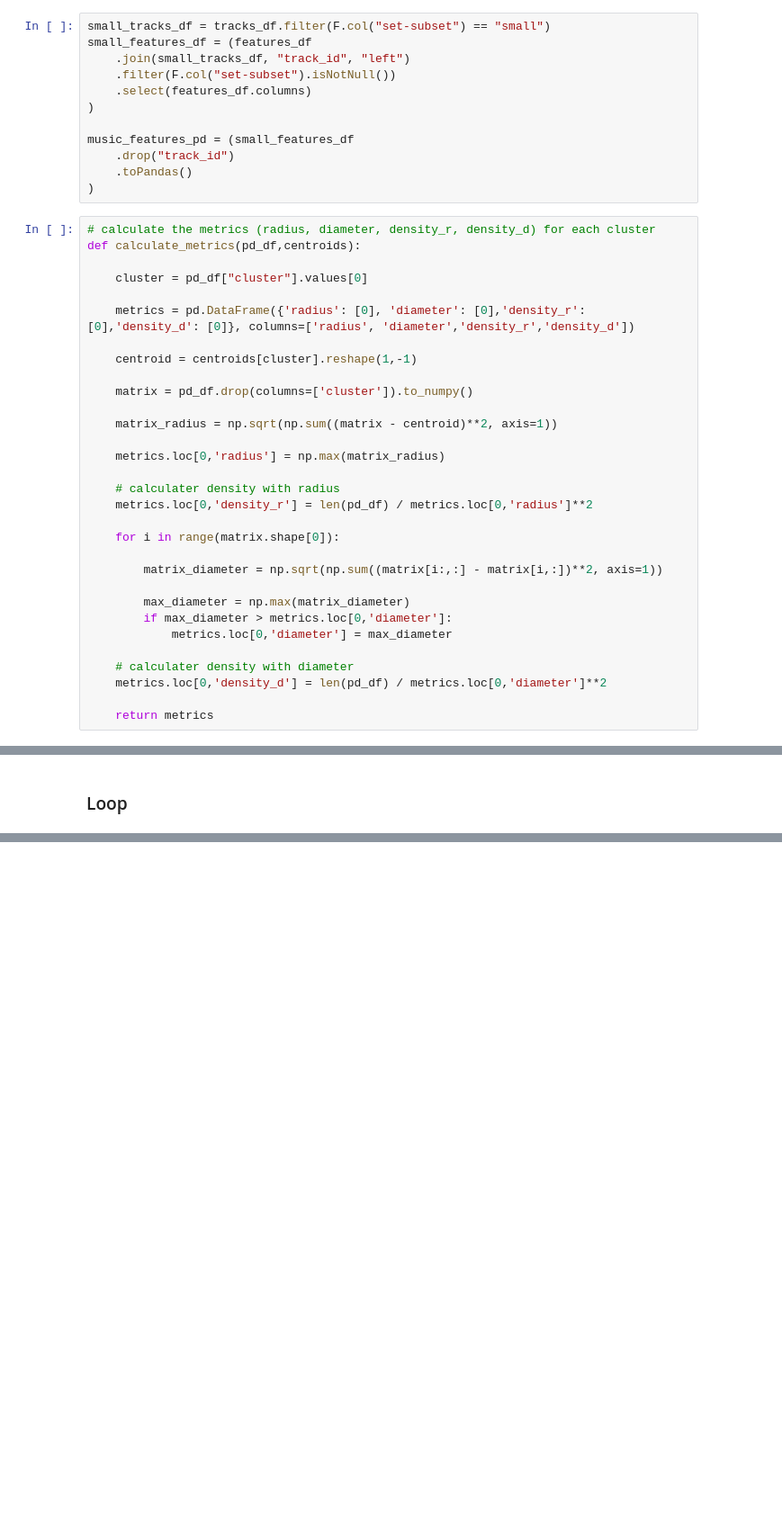
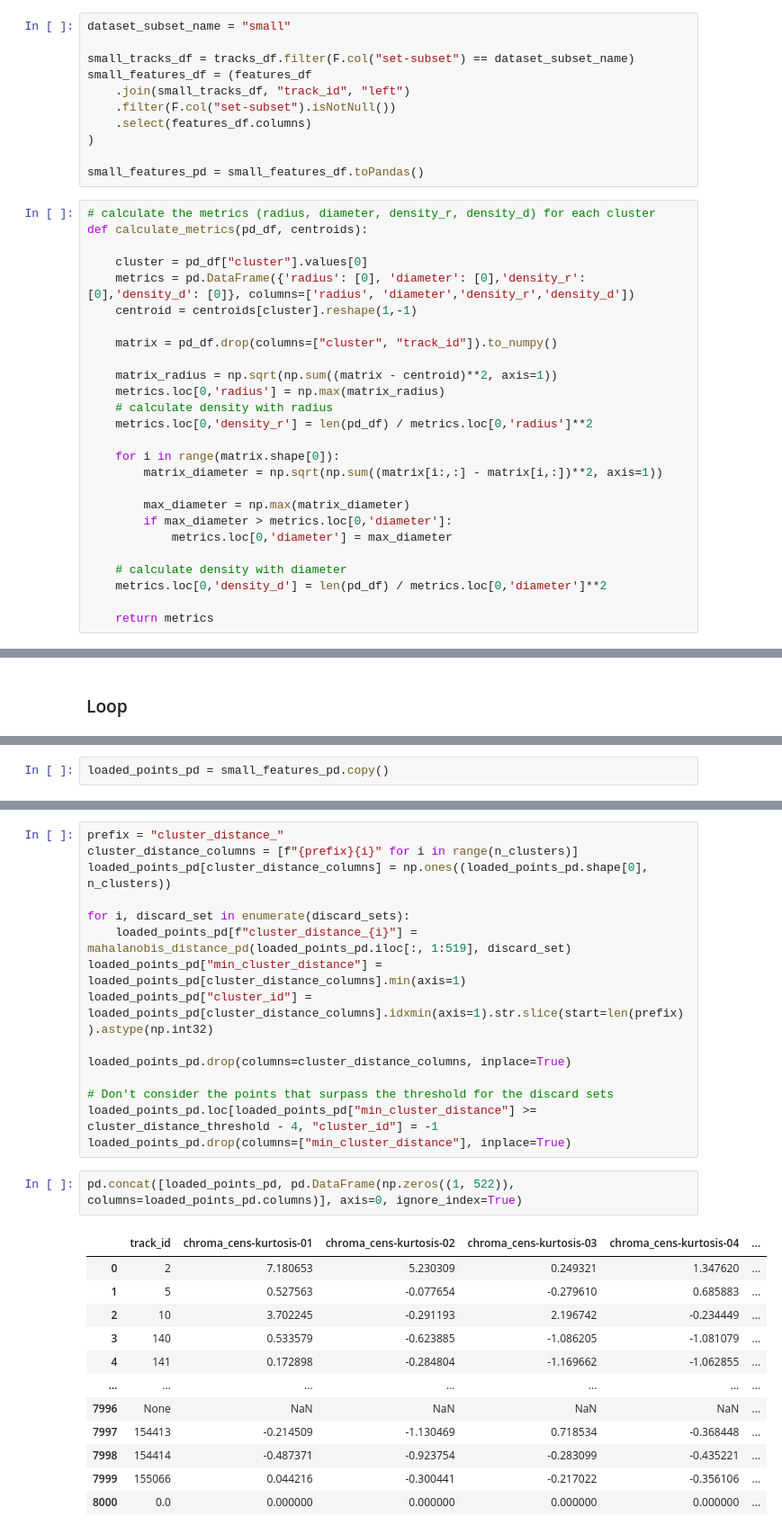
Before and after one commit to pedrocarush/MDLE-Assignment2, a Jupyter notebook: exercise1.ipynb, the cells around one changed output, grey strips where cells are left out. Shown at 90% size. Drawn from its saved outputs; the diff is of its cells as text; blank space fills up the shorter version.

Commit message:
Bugfixing, using Pandas instead of Spark on most of BFR

```diff
--- a/exercise1.ipynb
+++ b/exercise1.ipynb
@@ -94,45 +94,39 @@ features_df = (features_df
 # %% [markdown]
 ## Agglomerative clustering (in-memory)
 # %%
-small_tracks_df = tracks_df.filter(F.col("set-subset") == "small")
+dataset_subset_name = "small"
+
+small_tracks_df = tracks_df.filter(F.col("set-subset") == dataset_subset_name)
 small_features_df = (features_df
     .join(small_tracks_df, "track_id", "left")
     .filter(F.col("set-subset").isNotNull())
     .select(features_df.columns)
 )
 
-music_features_pd = (small_features_df
-    .drop("track_id")
-    .toPandas()
-)
+small_features_pd = small_features_df.toPandas()
 # %%
 # calculate the metrics (radius, diameter, density_r, density_d) for each cluster
-def calculate_metrics(pd_df,centroids):
+def calculate_metrics(pd_df, centroids):
 
     cluster = pd_df["cluster"].values[0]
-
     metrics = pd.DataFrame({'radius': [0], 'diameter': [0],'density_r': [0],'density_d': [0]}, columns=['radius', 'diameter','density_r','density_d'])
-
     centroid = centroids[cluster].reshape(1,-1)
 
-    matrix = pd_df.drop(columns=['cluster']).to_numpy()
+    matrix = pd_df.drop(columns=["cluster", "track_id"]).to_numpy()
 
     matrix_radius = np.sqrt(np.sum((matrix - centroid)**2, axis=1))
-
     metrics.loc[0,'radius'] = np.max(matrix_radius)
-
-    # calculater density with radius
+    # calculate density with radius
     metrics.loc[0,'density_r'] = len(pd_df) / metrics.loc[0,'radius']**2
 
     for i in range(matrix.shape[0]):
-
         matrix_diameter = np.sqrt(np.sum((matrix[i:,:] - matrix[i,:])**2, axis=1))
 
         max_diameter = np.max(matrix_diameter)
         if max_diameter > metrics.loc[0,'diameter']:
             metrics.loc[0,'diameter'] = max_diameter
 
-    # calculater density with diameter
+    # calculate density with diameter
     metrics.loc[0,'density_d'] = len(pd_df) / metrics.loc[0,'diameter']**2
 
     return metrics
@@ -363,0 +326,2 @@ for loaded_points_df in features_df.filter(~F.col("track_id").isin(k_centroids_i
+# %%
+loaded_points_pd = small_features_pd.copy()
@@ -363,0 +346,30 @@ for loaded_points_df in features_df.filter(~F.col("track_id").isin(k_centroids_i
+# %%
+prefix = "cluster_distance_"
+cluster_distance_columns = [f"{prefix}{i}" for i in range(n_clusters)]
+loaded_points_pd[cluster_distance_columns] = np.ones((loaded_points_pd.shape[0], n_clusters))
+
+for i, discard_set in enumerate(discard_sets):
+    loaded_points_pd[f"cluster_distance_{i}"] = mahalanobis_distance_pd(loaded_points_pd.iloc[:, 1:519], discard_set)
+loaded_points_pd["min_cluster_distance"] = loaded_points_pd[cluster_distance_columns].min(axis=1)
+loaded_points_pd["cluster_id"] = loaded_points_pd[cluster_distance_columns].idxmin(axis=1).str.slice(start=len(prefix)).astype(np.int32)
+
+loaded_points_pd.drop(columns=cluster_distance_columns, inplace=True)
+
+# Don't consider the points that surpass the threshold for the discard sets
+loaded_points_pd.loc[loaded_points_pd["min_cluster_distance"] >= cluster_distance_threshold - 4, "cluster_id"] = -1
+loaded_points_pd.drop(columns=["min_cluster_distance"], inplace=True)
+# %%
+pd.concat([loaded_points_pd, pd.DataFrame(np.zeros((1, 522)), columns=loaded_points_pd.columns)], axis=0, ignore_index=True)
+# %% [output]
+|  | track_id | chroma_cens-kurtosis-01 | chroma_cens-kurtosis-02 | chroma_cens-kurtosis-03 | chroma_cens-kurtosis-04 | ... |
+| 0 | 2 | 7.180653 | 5.230309 | 0.249321 | 1.347620 | ... |
+| 1 | 5 | 0.527563 | -0.077654 | -0.279610 | 0.685883 | ... |
+| 2 | 10 | 3.702245 | -0.291193 | 2.196742 | -0.234449 | ... |
+| 3 | 140 | 0.533579 | -0.623885 | -1.086205 | -1.081079 | ... |
+| 4 | 141 | 0.172898 | -0.284804 | -1.169662 | -1.062855 | ... |
+| ... | ... | ... | ... | ... | ... | ... |
+| 7996 | None | NaN | NaN | NaN | NaN | ... |
+| 7997 | 154413 | -0.214509 | -1.130469 | 0.718534 | -0.368448 | ... |
+| 7998 | 154414 | -0.487371 | -0.923754 | -0.283099 | -0.435221 | ... |
+| 7999 | 155066 | 0.044216 | -0.300441 | -0.217022 | -0.356106 | ... |
+| 8000 | 0.0 | 0.000000 | 0.000000 | 0.000000 | 0.000000 | ... |
```
Also changed, not shown: parts of 30 cells of this notebook.
